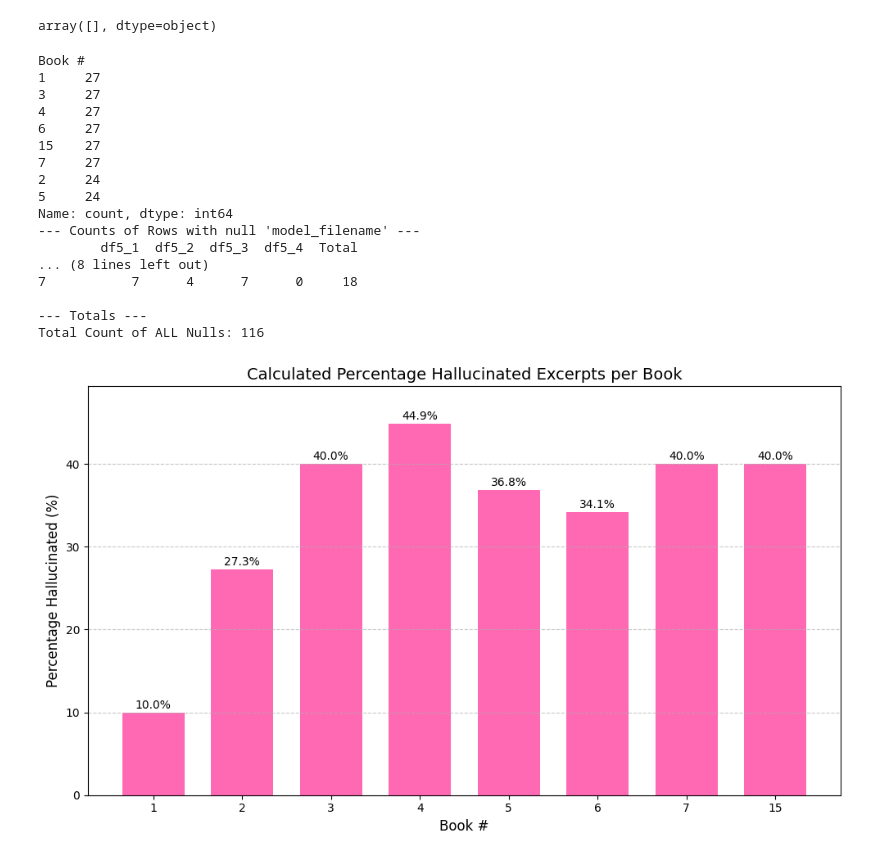
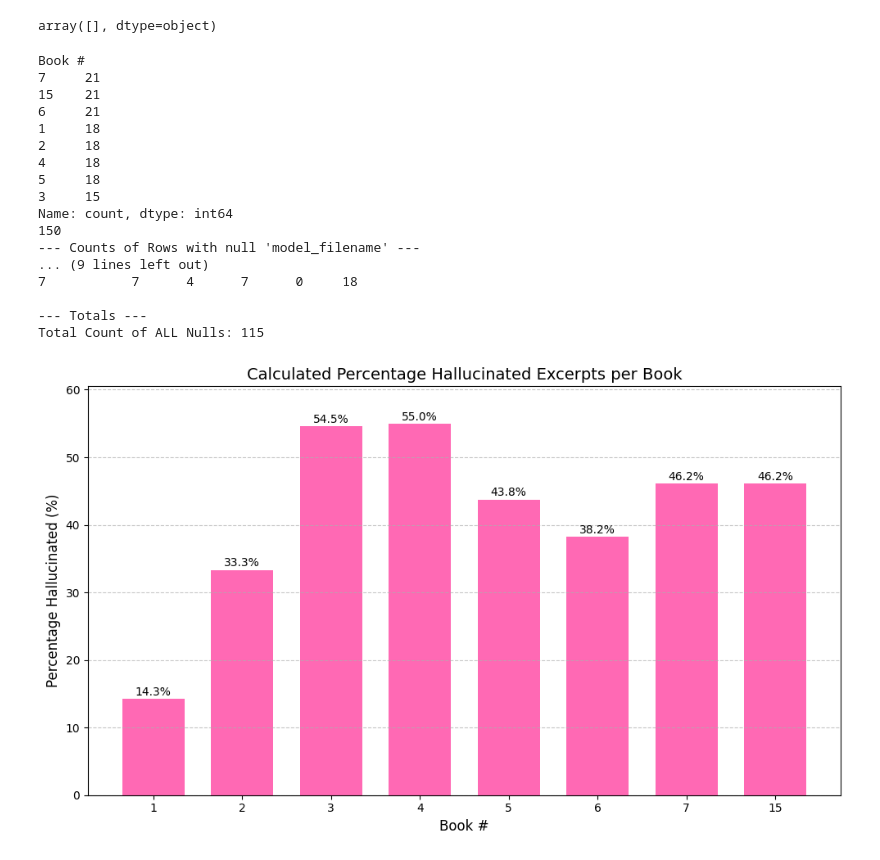
Before and after one commit to zymoncone/readiscoverers-backend, a Jupyter notebook: notebooks/gpt_excerpt_replacer.ipynb, the cells around one changed output. Cells and saved outputs as stored; diff of their text form; code cells hidden in the pictures.

Commit message:
cleaned gpt_excerpt_replacer.ipynb

```diff
--- a/notebooks/gpt_excerpt_replacer.ipynb
+++ b/notebooks/gpt_excerpt_replacer.ipynb
@@ -39,7 +39,11 @@ values = result.get("values", [])
 #Convert to DataFrame
 oz_questions_df = pd.DataFrame(values[1:], columns=values[0])
 # %%
-#Development questions to be dropped
+# Development questions to be dropped
 drop_qs = pd.read_csv('/work/selected_oz_questions.csv')
 drop_qs = drop_qs['Question'].tolist()
+drop_qs.append('Is Toto in Book 4, Dorothy and the Wizard In Oz?')
+# %%
+# Remove development questions from oz_auestions_df
+oz_questions_df = oz_questions_df[~oz_questions_df['Question'].isin(drop_qs)]
 # %%
@@ -241,7 +233,7 @@ rerun_questions
 # %% [output]
 array([], dtype=object)
 # %%
-# Set dfs in a list and their names
+# Set dfs and names in separate lists
 df_list = [df5_1, df5_2, df5_3, df5_4]
 df_names = ['df5_1', 'df5_2', 'df5_3', 'df5_4']
 
@@ -254,7 +246,7 @@ oz_questions_df['Question'] = oz_questions_df['Question'].str.lower().str.strip(
 
 # Define the columns and merge arguments
 merge_cols = ['Question', 'Book #']
-merge_kwargs = {
+merge_args = {
     'left_on': 'question',
     'right_on': 'Question',
     'how': 'left',
@@ -263,15 +255,12 @@ merge_kwargs = {
 
 # Loop through each dataframe
 for df, name in zip(df_list, df_names):
-
-    # Convert 'question' to lowercase and strip whitespace before filtering/merging
+    # Normalize and get isnull rows
     df['question'] = df['question'].str.lower().str.strip()
-
-    # Extract null rows
     null_df = df[df['model_filename'].isnull()].copy()
 
     # Merge to map book number
-    null_df = null_df.merge(oz_questions_df[merge_cols], **merge_kwargs)
+    null_df = null_df.merge(oz_questions_df[merge_cols], **merge_args)
     null_df.drop('Question', axis=1, inplace=True)
 
     # Get the count from each 'Book #' and store it
@@ -288,6 +277,7 @@ grand_total_nulls = result_null_df['Total'].sum()
 
 # Total_excerpts per book
 print(total_excerpts)
+print (total_excerpts.sum())
 
 print("--- Counts of Rows with null 'model_filename' ---")
 print(result_null_df)
@@ -296,64 +286,64 @@ print(f"\n--- Totals ---")
 print(f"Total Count of ALL Nulls: {grand_total_nulls}")
 # %% [output]
 Book #
-1     27
-3     27
-4     27
-6     27
-15    27
-7     27
-2     24
-5     24
+7     21
+15    21
+6     21
+1     18
+2     18
+4     18
+5     18
+3     15
 Name: count, dtype: int64
+150
 --- Counts of Rows with null 'model_filename' ---
-        df5_1  df5_2  df5_3  df5_4  Total
-... (8 lines left out)
+... (9 lines left out)
 7           7      4      7      0     18
 
 --- Totals ---
-Total Count of ALL Nulls: 116
+Total Count of ALL Nulls: 115
 # %%
 # Combined DataFrame and align the data by 'Book #'
 comparison_df = pd.DataFrame({
     'Null Counts': result_null_df['Total'],
-    'Total Excerpts': total_excerpts # This is the Unique Questions x 3 metric
-}).fillna(0)
+    'Total Excerpts': total_excerpts
+})
 
-# Calculate Percentage of Nulls based on the user's requested formula
+# Calculate percentage of nulls
 comparison_df['Hallucinated Percentage'] = (
     comparison_df['Null Counts'] /
     (comparison_df['Null Counts'] + comparison_df['Total Excerpts']) * 100
-).fillna(0)
+)
 
 # Sort Books Numerically
 comparison_df.index = comparison_df.index.astype(int)
 comparison_df = comparison_df.sort_index(ascending=True)
 
 # Plot
 book_numbers = comparison_df.index.astype(str)
 percentages = comparison_df['Hallucinated Percentage']
 
 fig, ax = plt.subplots(figsize=(10, 6))
 
 ax.bar(book_numbers, percentages, color='#FF69B4', width=0.7)
 
 # Add percentage labels on top of the bars
 for i, v in enumerate(percentages):
     ax.text(i, v + 0.5, f'{v:.1f}%', ha='center', fontsize=10)
 
 # Labels and Title
 ax.set_ylabel('Percentage Hallucinated (%)', fontsize=12)
 ax.set_xlabel('Book #', fontsize=12)
 ax.set_title('Calculated Percentage Hallucinated Excerpts per Book', fontsize=14)
 
 # Set Y-axis limit
-ax.set_ylim(0, percentages.max() * 1.1 if not percentages.empty else 10)
+ax.set_ylim(0, percentages.max() * 1.1)
 ax.grid(axis='y', linestyle='--', alpha=0.7)
 
 plt.tight_layout()
 plt.show()
 # %% [output]
-[figure, old version]
+[figure, new version]
 # %% [markdown]
 <a style='text-decoration:none;line-height:16px;display:flex;color:#5B5B62;padding:10px;justify-content:end;' href='https://deepnote.com?utm_source=created-in-deepnote-cell&projectId=f3468430-3cb1-4d6e-8fbc-21329270417f' target="_blank">
 <img alt='Created in deepnote.com' style='display:inline;max-height:16px;margin:0px;margin-right:7.5px;' src='embedded-picture-1' > </img>
```
Also changed, not shown: parts of 3 cells of this notebook.
